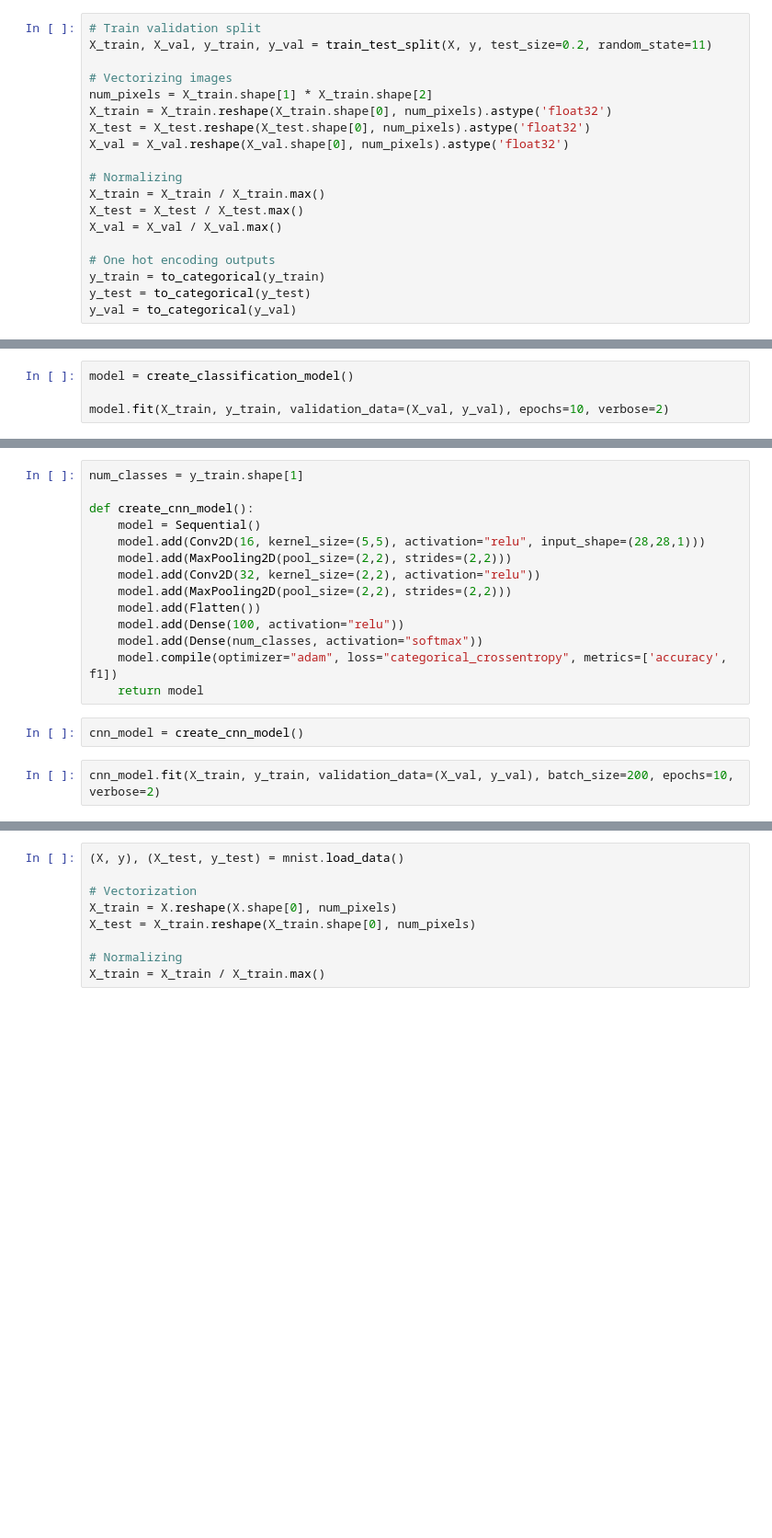
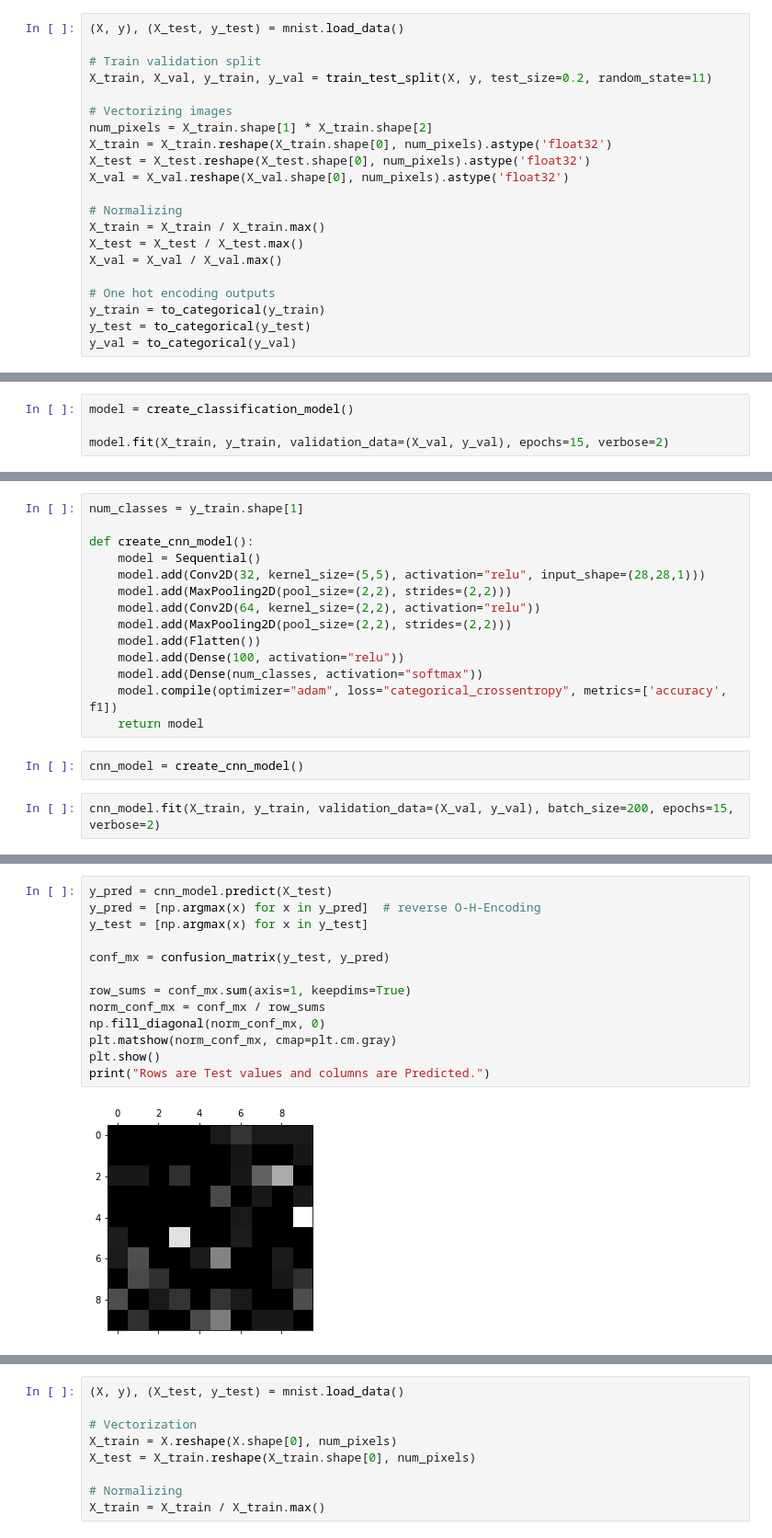
Before and after one commit to Sengoku11/keras_practice, a Jupyter notebook: classification_with_keras.ipynb, the cells around one changed output, grey strips where cells are left out. Shown: that part at 92% size. Saved outputs shown, nothing was run; the diff lists cells and outputs as text; blank space fills up the shorter version.

Commit message:
added confusion analyze

```diff
--- a/classification_with_keras.ipynb
+++ b/classification_with_keras.ipynb
@@ -71,6 +72,8 @@ y[12]
 
 #### Preprocessing
 # %%
+(X, y), (X_test, y_test) = mnist.load_data()
+
 # Train validation split
 X_train, X_val, y_train, y_val = train_test_split(X, y, test_size=0.2, random_state=11)
 
@@ -139,6 +142,6 @@ def create_classification_model():
 # %%
 model = create_classification_model()
 
-model.fit(X_train, y_train, validation_data=(X_val, y_val), epochs=10, verbose=2)
+model.fit(X_train, y_train, validation_data=(X_val, y_val), epochs=15, verbose=2)
 # %% [output]
 Train on 48000 samples, validate on 12000 samples
@@ -200,9 +203,9 @@ num_classes = y_train.shape[1]
 
 def create_cnn_model():
     model = Sequential()
-    model.add(Conv2D(16, kernel_size=(5,5), activation="relu", input_shape=(28,28,1)))
+    model.add(Conv2D(32, kernel_size=(5,5), activation="relu", input_shape=(28,28,1)))
     model.add(MaxPooling2D(pool_size=(2,2), strides=(2,2)))
-    model.add(Conv2D(32, kernel_size=(2,2), activation="relu"))
+    model.add(Conv2D(64, kernel_size=(2,2), activation="relu"))
     model.add(MaxPooling2D(pool_size=(2,2), strides=(2,2)))
     model.add(Flatten())
     model.add(Dense(100, activation="relu"))
@@ -212,6 +215,6 @@ def create_cnn_model():
 # %%
 cnn_model = create_cnn_model()
 # %%
-cnn_model.fit(X_train, y_train, validation_data=(X_val, y_val), batch_size=200, epochs=10, verbose=2)
+cnn_model.fit(X_train, y_train, validation_data=(X_val, y_val), batch_size=200, epochs=15, verbose=2)
 # %% [output]
 Train on 48000 samples, validate on 12000 samples
@@ -244,0 +250,15 @@ Convolutional neural network shows two times smaller loss. Great!
+# %%
+y_pred = cnn_model.predict(X_test)
+y_pred = [np.argmax(x) for x in y_pred]  # reverse O-H-Encoding
+y_test = [np.argmax(x) for x in y_test]
+
+conf_mx = confusion_matrix(y_test, y_pred)
+
+row_sums = conf_mx.sum(axis=1, keepdims=True)
+norm_conf_mx = conf_mx / row_sums
+np.fill_diagonal(norm_conf_mx, 0)
+plt.matshow(norm_conf_mx, cmap=plt.cm.gray)
+plt.show()
+print("Rows are Test values and columns are Predicted.")
+# %% [output]
+[figure, added]
```
Also changed, not shown: parts of 20 cells of this notebook.
